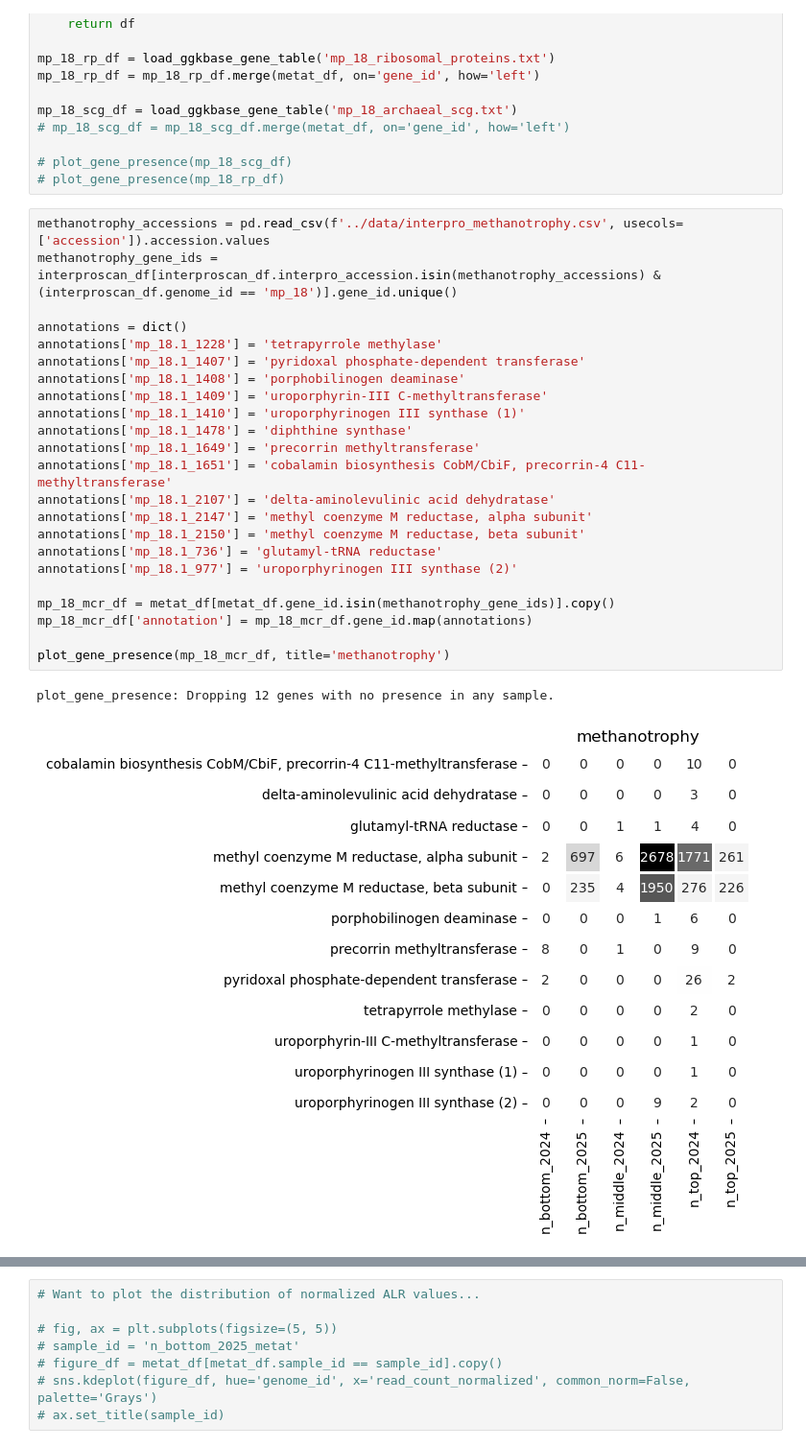
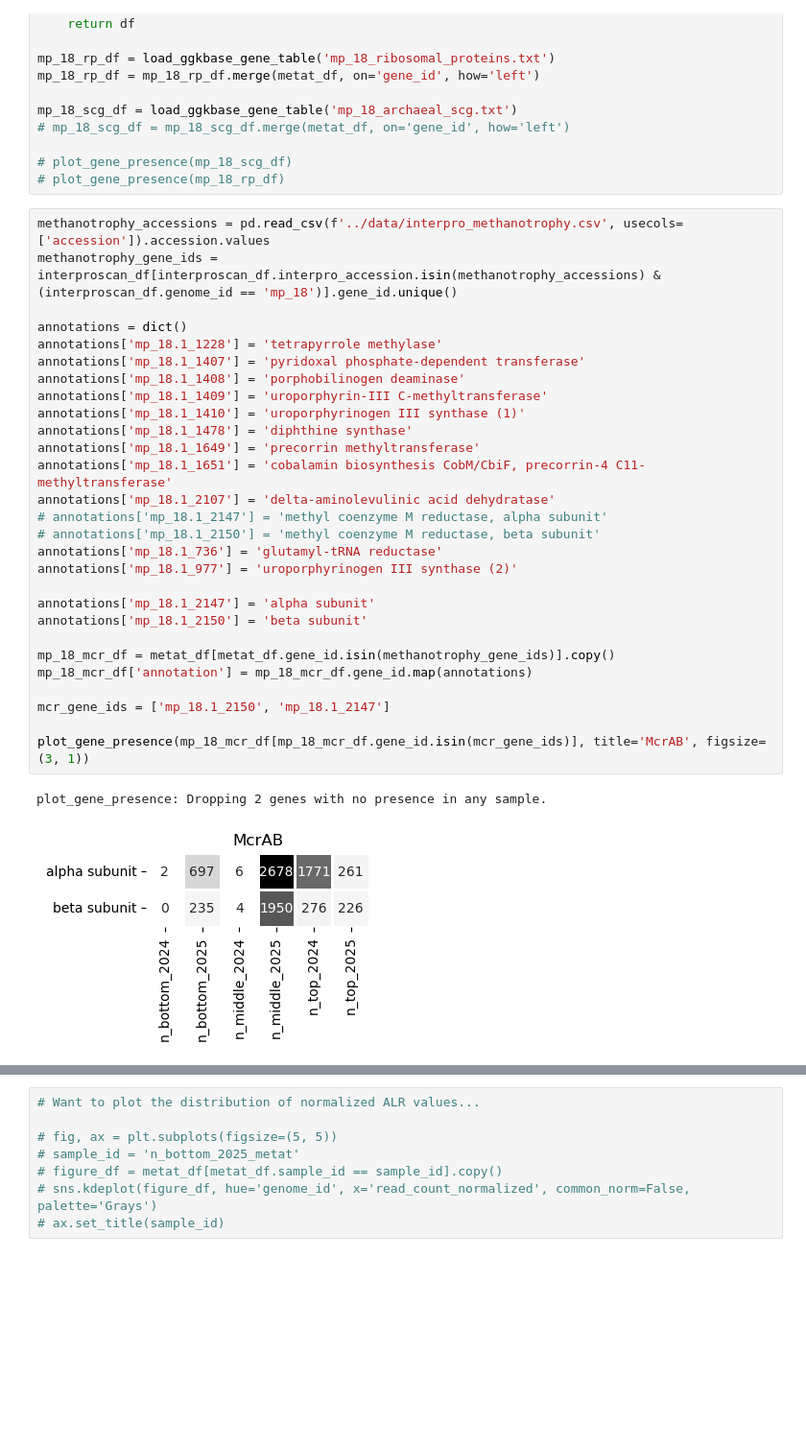
Before and after one commit to pipparichter/banfield, a Jupyter notebook: notebooks/sandbox-2.0.ipynb, the cells around one changed output, grey strips where cells are left out. Shown at 96% size. Saved outputs shown, nothing was run; the diff lists cells and outputs as text; blank space fills up the shorter version.

```diff
--- a/notebooks/sandbox-2.0.ipynb
+++ b/notebooks/sandbox-2.0.ipynb
@@ -164,27 +169,32 @@ mp_18_scg_df = load_ggkbase_gene_table('mp_18_archaeal_scg.txt')
 # %%
 methanotrophy_accessions = pd.read_csv(f'../data/interpro_methanotrophy.csv', usecols=['accession']).accession.values
 methanotrophy_gene_ids = interproscan_df[interproscan_df.interpro_accession.isin(methanotrophy_accessions) & (interproscan_df.genome_id == 'mp_18')].gene_id.unique()
 
 annotations = dict()
 annotations['mp_18.1_1228'] = 'tetrapyrrole methylase'
 annotations['mp_18.1_1407'] = 'pyridoxal phosphate-dependent transferase'
 annotations['mp_18.1_1408'] = 'porphobilinogen deaminase'
 annotations['mp_18.1_1409'] = 'uroporphyrin-III C-methyltransferase'
 annotations['mp_18.1_1410'] = 'uroporphyrinogen III synthase (1)'
 annotations['mp_18.1_1478'] = 'diphthine synthase'
 annotations['mp_18.1_1649'] = 'precorrin methyltransferase'
 annotations['mp_18.1_1651'] = 'cobalamin biosynthesis CobM/CbiF, precorrin-4 C11-methyltransferase'
 annotations['mp_18.1_2107'] = 'delta-aminolevulinic acid dehydratase'
-annotations['mp_18.1_2147'] = 'methyl coenzyme M reductase, alpha subunit'
-annotations['mp_18.1_2150'] = 'methyl coenzyme M reductase, beta subunit'
+# annotations['mp_18.1_2147'] = 'methyl coenzyme M reductase, alpha subunit'
+# annotations['mp_18.1_2150'] = 'methyl coenzyme M reductase, beta subunit'
 annotations['mp_18.1_736'] = 'glutamyl-tRNA reductase'
 annotations['mp_18.1_977'] = 'uroporphyrinogen III synthase (2)'
+
+annotations['mp_18.1_2147'] = 'alpha subunit'
+annotations['mp_18.1_2150'] = 'beta subunit'
 
 mp_18_mcr_df = metat_df[metat_df.gene_id.isin(methanotrophy_gene_ids)].copy()
 mp_18_mcr_df['annotation'] = mp_18_mcr_df.gene_id.map(annotations)
 
-plot_gene_presence(mp_18_mcr_df, title='methanotrophy')
+mcr_gene_ids = ['mp_18.1_2150', 'mp_18.1_2147']
+
+plot_gene_presence(mp_18_mcr_df[mp_18_mcr_df.gene_id.isin(mcr_gene_ids)], title='McrAB', figsize=(3, 1))
 # %% [output]
-plot_gene_presence: Dropping 12 genes with no presence in any sample.
+plot_gene_presence: Dropping 2 genes with no presence in any sample.
-[figure, old version]
+[figure, new version]
 # %%
```
Also changed, not shown: parts of 16 cells of this notebook, 2 other files.
